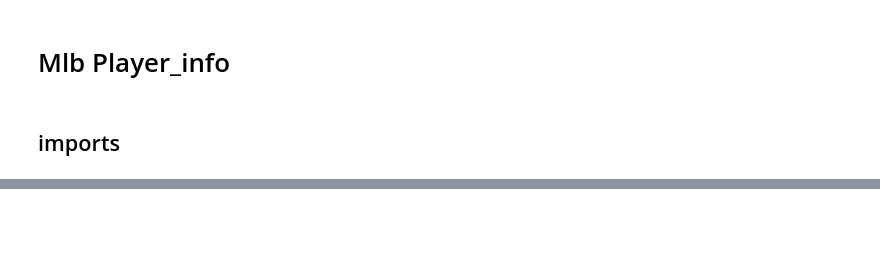
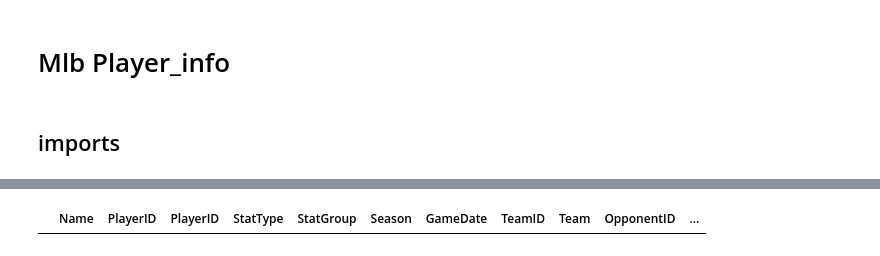
Before and after one commit to laniel123/MLB_Injury_Report, a Jupyter notebook: mlb/notebooks/Mlb_player_db.ipynb, the cells around one changed output, grey strips where cells are left out. Saved outputs shown, nothing was run; the diff lists cells and outputs as text; code cells hidden in the pictures; blank space fills up the shorter version.

```diff
--- a/mlb/notebooks/Mlb_player_db.ipynb
+++ b/mlb/notebooks/Mlb_player_db.ipynb
@@ -41,0 +321,6 @@ pd.read_sql_query("SELECT * FROM mlb_player_info", conn)
+# %%
+dodgers_2025 = player_df[(player_df['Team'] == 'Los Angeles Dodgers') & (player_df['Season'] == 2023)]
+
+dodgers_2025
+# %% [output]
+|  | Name | PlayerID | PlayerID | StatType | StatGroup | Season | GameDate | TeamID | Team | OpponentID | ... |
```
Also changed, not shown: parts of 11 cells of this notebook, 8 other files.
